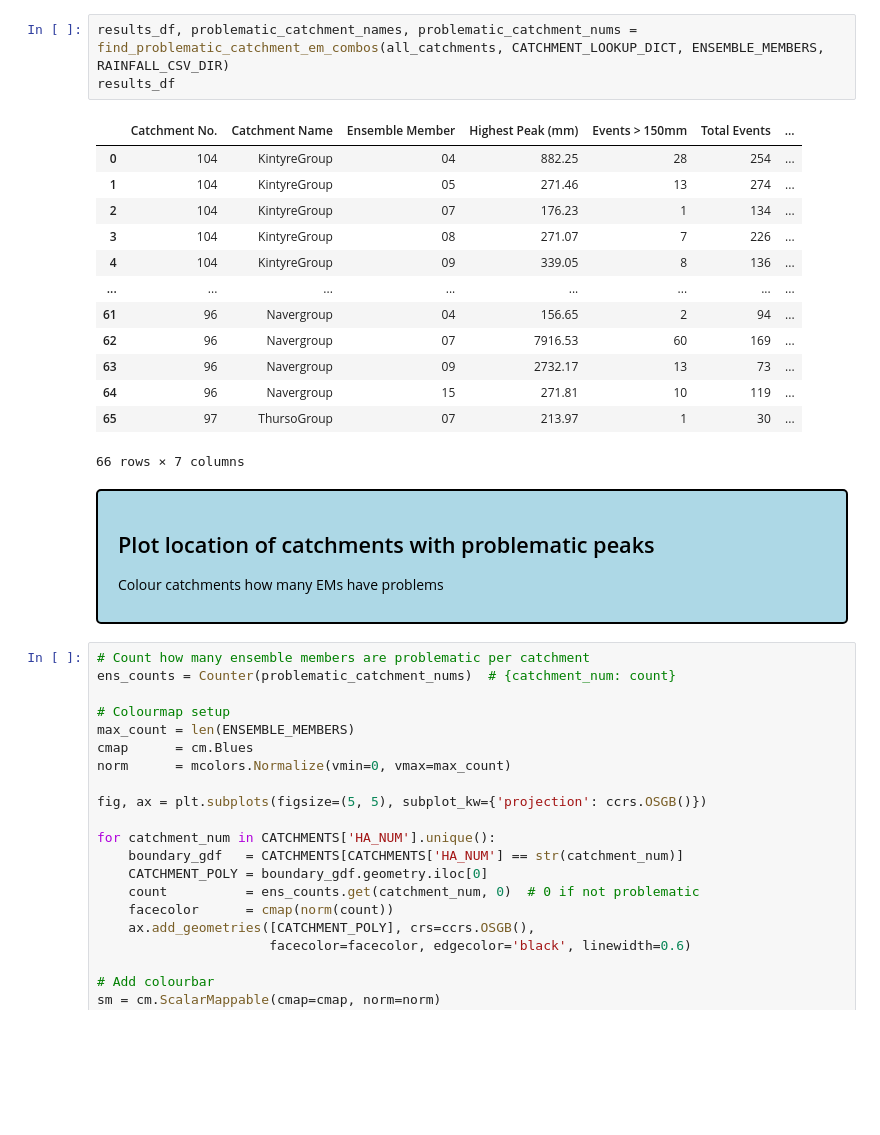
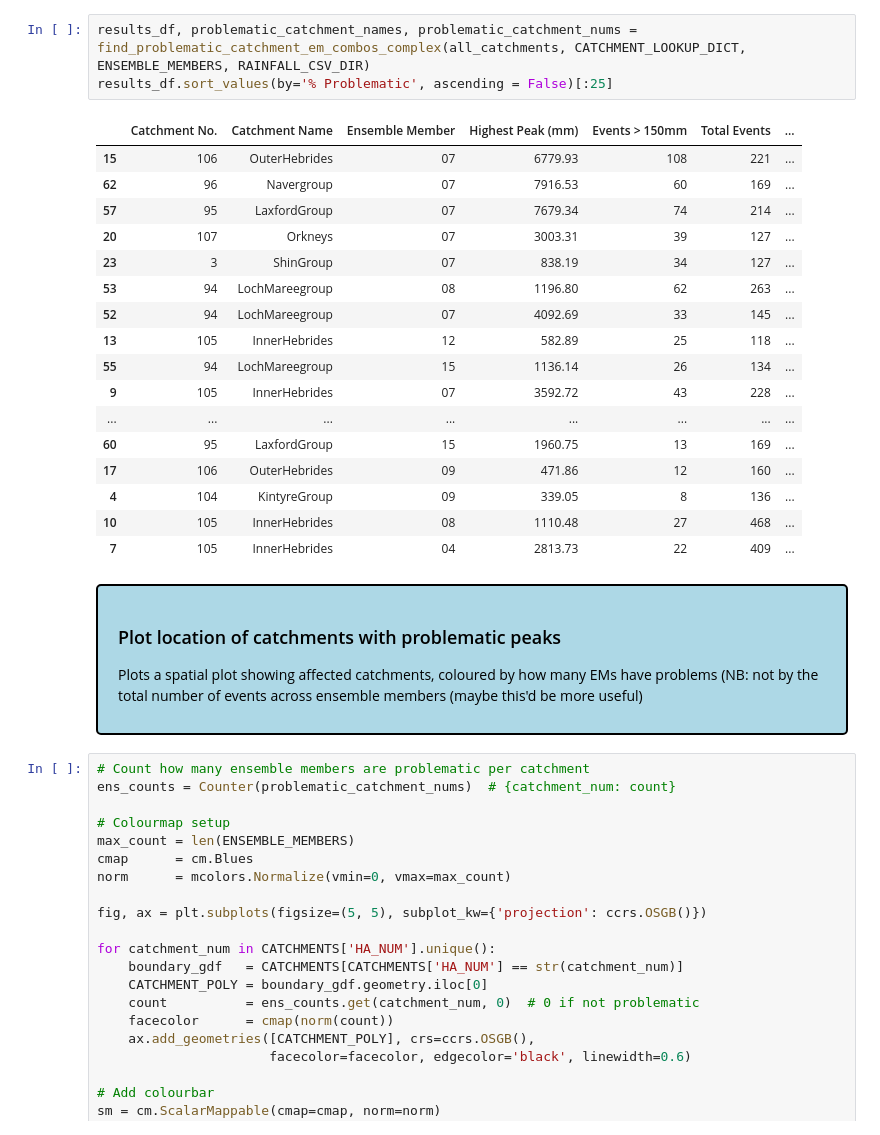
Before and after one commit to masher92/FutureFlood, a Jupyter notebook: ProcessEvents/HighValuesCheck-Copy1.ipynb, the cells around one changed output. Cells and saved outputs as stored; diff of their text form; blank space fills up the shorter version.

```diff
--- a/ProcessEvents/HighValuesCheck-Copy1.ipynb
+++ b/ProcessEvents/HighValuesCheck-Copy1.ipynb
@@ -38,25 +88,29 @@ For each catchment - ensemble member combination, find the number of events exce
 </div>
-# %%
-results_df, problematic_catchment_names, problematic_catchment_nums = find_problematic_catchment_em_combos(all_catchments, CATCHMENT_LOOKUP_DICT, ENSEMBLE_MEMBERS, RAINFALL_CSV_DIR)
-results_df
-# %% [output]
-|  | Catchment No. | Catchment Name | Ensemble Member | Highest Peak (mm) | Events > 150mm | Total Events | ... |
-| 0 | 104 | KintyreGroup | 04 | 882.25 | 28 | 254 | ... |
-| 1 | 104 | KintyreGroup | 05 | 271.46 | 13 | 274 | ... |
-| 2 | 104 | KintyreGroup | 07 | 176.23 | 1 | 134 | ... |
-| 3 | 104 | KintyreGroup | 08 | 271.07 | 7 | 226 | ... |
-| 4 | 104 | KintyreGroup | 09 | 339.05 | 8 | 136 | ... |
-| ... | ... | ... | ... | ... | ... | ... | ... |
-| 61 | 96 | Navergroup | 04 | 156.65 | 2 | 94 | ... |
-| 62 | 96 | Navergroup | 07 | 7916.53 | 60 | 169 | ... |
-| 63 | 96 | Navergroup | 09 | 2732.17 | 13 | 73 | ... |
-| 64 | 96 | Navergroup | 15 | 271.81 | 10 | 119 | ... |
-| 65 | 97 | ThursoGroup | 07 | 213.97 | 1 | 30 | ... |
-66 rows × 7 columns
+# %%
+results_df, problematic_catchment_names, problematic_catchment_nums = find_problematic_catchment_em_combos_complex(all_catchments, CATCHMENT_LOOKUP_DICT, ENSEMBLE_MEMBERS, RAINFALL_CSV_DIR)
+results_df.sort_values(by='% Problematic', ascending = False)[:25]
+# %% [output]
+|  | Catchment No. | Catchment Name | Ensemble Member | Highest Peak (mm) | Events > 150mm | Total Events | ... |
+| 15 | 106 | OuterHebrides | 07 | 6779.93 | 108 | 221 | ... |
+| 62 | 96 | Navergroup | 07 | 7916.53 | 60 | 169 | ... |
+| 57 | 95 | LaxfordGroup | 07 | 7679.34 | 74 | 214 | ... |
+| 20 | 107 | Orkneys | 07 | 3003.31 | 39 | 127 | ... |
+| 23 | 3 | ShinGroup | 07 | 838.19 | 34 | 127 | ... |
+| 53 | 94 | LochMareegroup | 08 | 1196.80 | 62 | 263 | ... |
+| 52 | 94 | LochMareegroup | 07 | 4092.69 | 33 | 145 | ... |
+| 13 | 105 | InnerHebrides | 12 | 582.89 | 25 | 118 | ... |
+| 55 | 94 | LochMareegroup | 15 | 1136.14 | 26 | 134 | ... |
+| 9 | 105 | InnerHebrides | 07 | 3592.72 | 43 | 228 | ... |
+| ... | ... | ... | ... | ... | ... | ... | ... |
+| 60 | 95 | LaxfordGroup | 15 | 1960.75 | 13 | 169 | ... |
+| 17 | 106 | OuterHebrides | 09 | 471.86 | 12 | 160 | ... |
+| 4 | 104 | KintyreGroup | 09 | 339.05 | 8 | 136 | ... |
+| 10 | 105 | InnerHebrides | 08 | 1110.48 | 27 | 468 | ... |
+| 7 | 105 | InnerHebrides | 04 | 2813.73 | 22 | 409 | ... |
 # %% [markdown]
-<div style="background-color: lightblue; color: black;  border: 2px solid black; padding: 15px 20px; border-radius: 5px; margin: 10px 0px;"><h2 style="color: black; margin: 0px;"> Plot location of catchments with problematic peaks </h2>
+<div style="background-color: lightblue; color: black;  border: 2px solid black; padding: 15px 20px; border-radius: 5px; margin: 10px 0px;"><h3 style="color: black; margin: 0px;"> Plot location of catchments with problematic peaks </h3>
 
-Colour catchments how many EMs have problems
+Plots a spatial plot showing affected catchments, coloured by how many EMs have problems (NB: not by the total number of events across ensemble members (maybe this'd be more useful)
 </div>
 # %%
 # Count how many ensemble members are problematic per catchment
```
Also changed, not shown: parts of 7 cells of this notebook.
